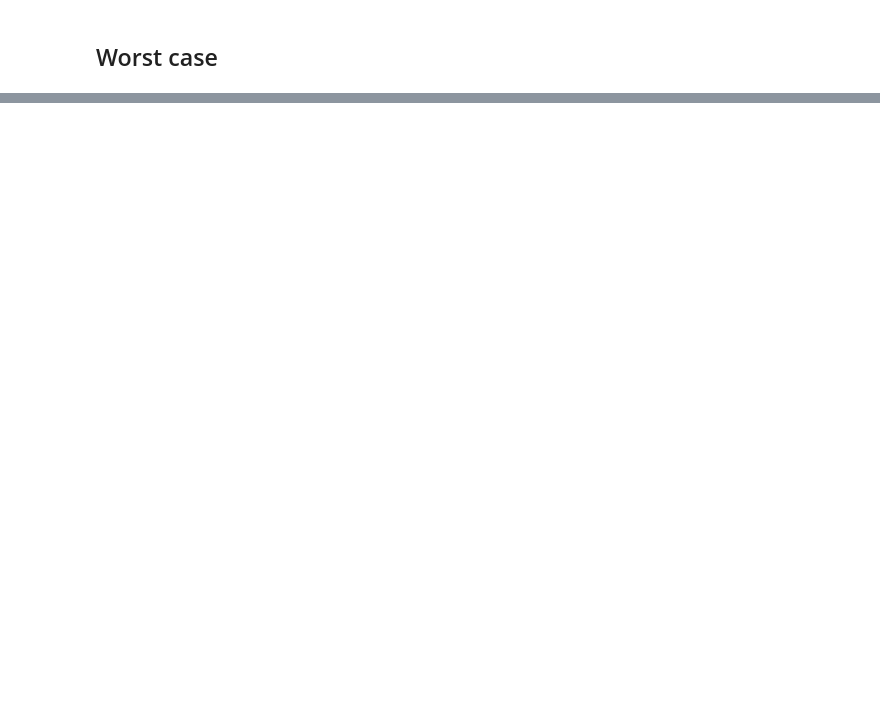
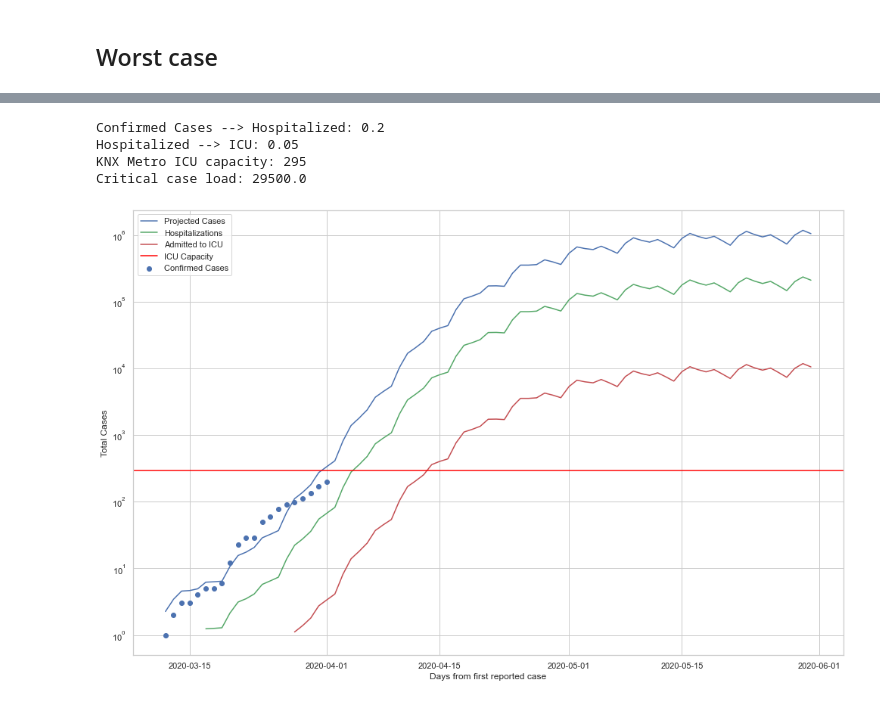
Before and after one commit to kcavagnolo/knx-covid, a Jupyter notebook: analysis/knx_metro_covid.ipynb, the cells around one changed output, grey strips where cells are left out. Saved outputs shown, nothing was run; the diff lists cells and outputs as text; code cells hidden in the pictures; blank space fills up the shorter version.

```diff
--- a/analysis/knx_metro_covid.ipynb
+++ b/analysis/knx_metro_covid.ipynb
@@ -264,0 +312,16 @@ fig2 = m.plot_components(forecast)
+# %%
+# select for not peer reviewed values
+midas_params_npr = midas_params[midas_params['peer_review'] != 'positive']
+
+# time from symptoms to Hospitalization (tr)
+p = 'time_from_symptom_onset_to_hospitalization'
+pm_params['soh']= midas_params_npr[midas_params_npr['name'] == p]['value'].astype('float').mean()
+
+# those that go to icu (icu)
+p = "proportion_of_hospitalized_cases_admitted_to_icu"
+pm_params['icu']= midas_params_npr[midas_params_npr['name'] == p]['value'].astype('float').mean()
+
+# case hospitalization rate (chr)
+# percent confirmed cases requiring hospitalization: 15% (China)
+# https://www.cdc.gov/coronavirus/2019-ncov/hcp/clinical-guidance-management-patients.html
+pm_params['chr'] = 0.20
@@ -264,0 +338,37 @@ fig2 = m.plot_components(forecast)
+# %%
+ds = forecast['ds']
+yhat = np.exp(forecast['yhat'].values)
+
+print('Confirmed Cases --> Hospitalized: {}'.format(pm_params['chr']))
+print('Hospitalized --> ICU: {}'.format(pm_params['icu']))
+
+hospitalized = yhat * pm_params['chr']
+icu = hospitalized * pm_params['icu']
+hospitalized = [x if x > 1 else np.nan for x in hospitalized]
+icu = [x if x > 1 else np.nan for x in icu]
+
+knx_icu_beds = knx_hospitals_df.icu_beds.sum()
+print('KNX Metro ICU capacity: {}'.format(knx_icu_beds))
+critical_mass = knx_icu_beds / pm_params['icu'] / pm_params['chr']
+print('Critical case load: {}'.format(round(critical_mass, 0)))
+
+x = case_series.index
+y = case_series.values
+
+fig, ax = plt.subplots(figsize=(14, 9))
+plt.scatter(x, y, label='Confirmed Cases')
+plt.plot(ds, yhat, 'b-', label='Projected Cases')
+plt.plot(ds, hospitalized, 'g-', label='Hospitalizations')
+plt.plot(ds, icu, 'r-', label='Admitted to ICU')
+plt.axhline(y=knx_icu_beds, color='red', linestyle='-', label='ICU Capacity')
+ax.set_yscale('log')
+plt.legend()
+plt.xlabel('Days from first reported case')
+plt.ylabel('Total Cases')
+plt.tight_layout()
+# %% [output]
+Confirmed Cases --> Hospitalized: 0.2
+Hospitalized --> ICU: 0.05
+KNX Metro ICU capacity: 295
+Critical case load: 29500.0
+[figure, added]
```
Also changed, not shown: parts of 28 cells of this notebook, 8 other files.
